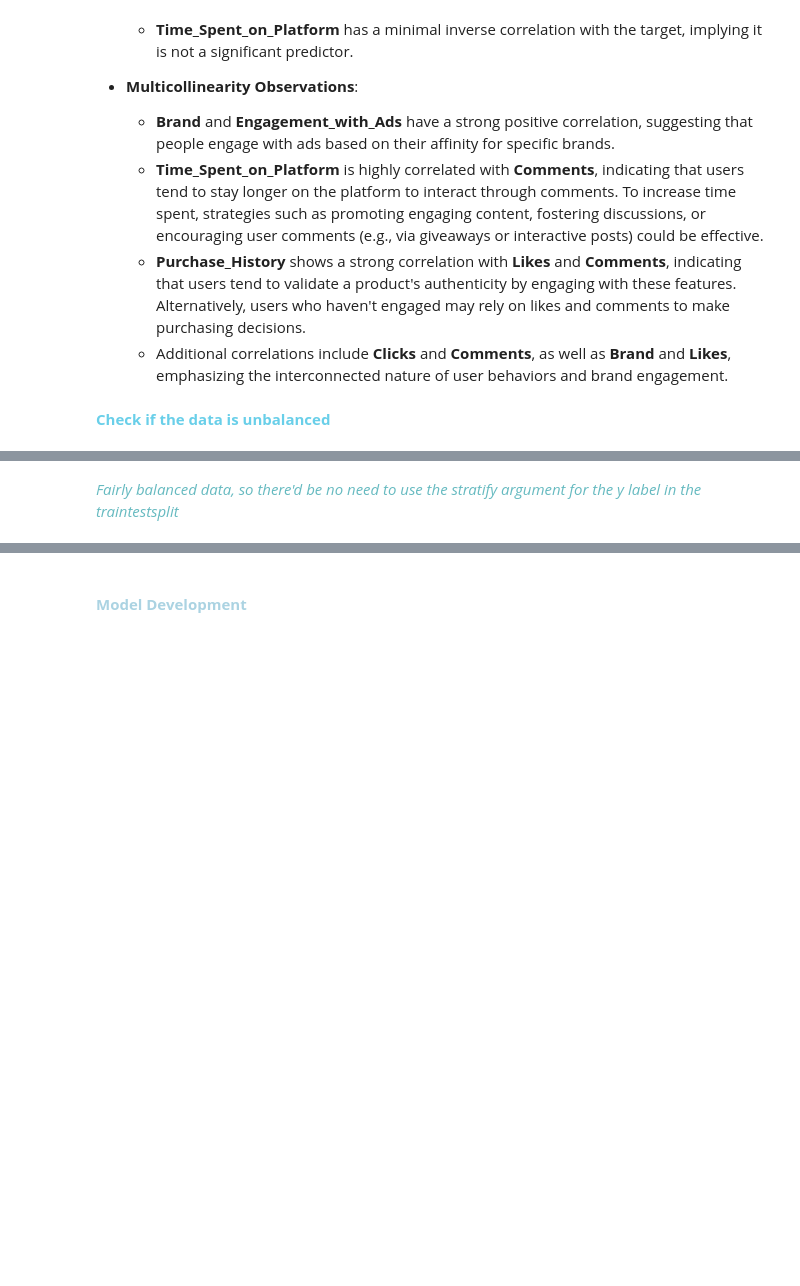
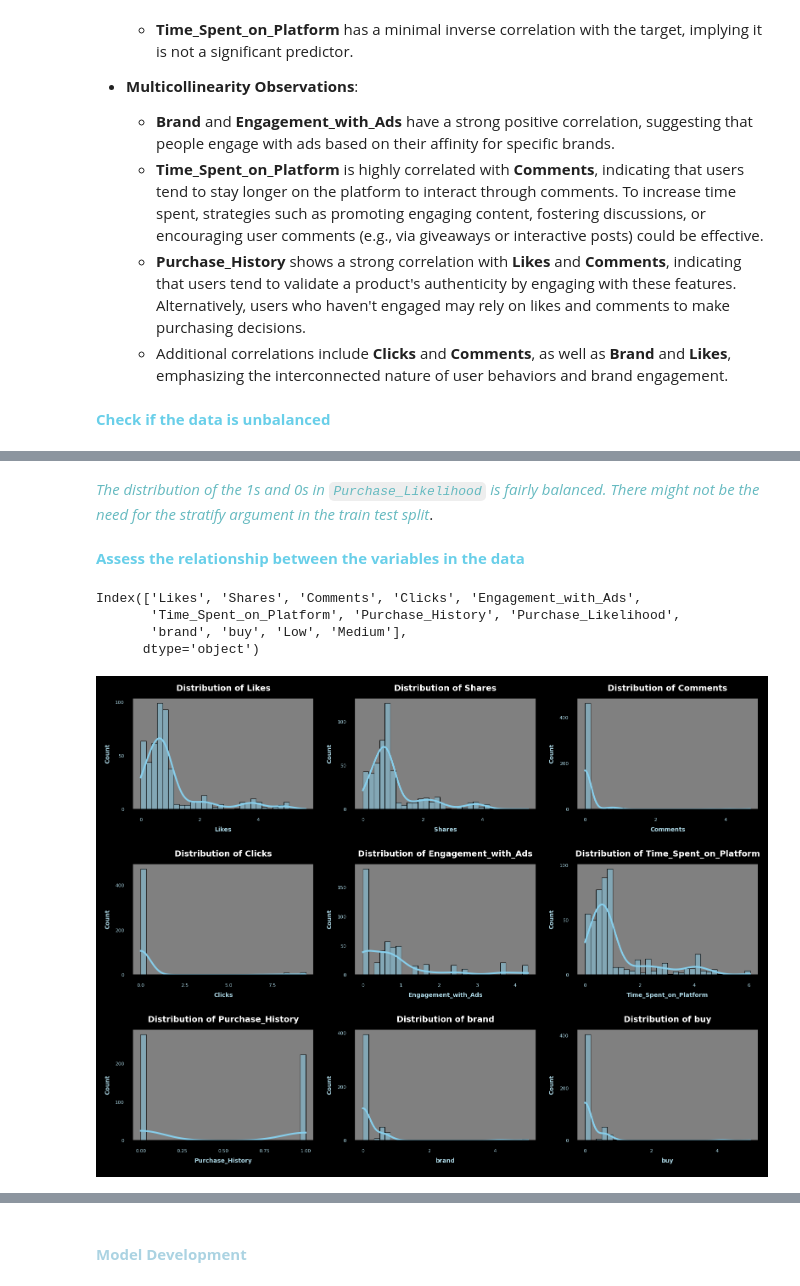
Before and after one commit to ProTeni/Predicting_Purchase_Likelihood, a Jupyter notebook: analyses.ipynb, the cells around one changed output, grey strips where cells are left out. Drawn from its saved outputs; the diff is of its cells as text; code cells hidden in the pictures; blank space fills up the shorter version.

```diff
--- a/analyses.ipynb
+++ b/analyses.ipynb
@@ -248,2 +262,34 @@ plt.title('Distribution of the Target Label', fontsize=9, fontweight='bold', col
 # %% [markdown]
-_<span style= "color: rgb(102, 186, 192);"> Fairly balanced data, so there'd be no need to use the stratify argument for the y label in the traintestsplit</span>_
+_<span style= "color: rgb(102, 186, 192);"> The distribution of the 1s and 0s in `Purchase_Likelihood` is fairly balanced. There might not be the need for the stratify argument in the train test split</span>_.
+# %% [markdown]
+**<span style= "color: rgb(105, 207, 233);"> Assess the relationship between the variables in the data</span>**
+# %%
+df.columns
+# %% [output]
+Index(['Likes', 'Shares', 'Comments', 'Clicks', 'Engagement_with_Ads',
+       'Time_Spent_on_Platform', 'Purchase_History', 'Purchase_Likelihood',
+       'brand', 'buy', 'Low', 'Medium'],
+      dtype='object')
+# %%
+
+features = ['Likes', 'Shares', 'Comments', 'Clicks', 'Engagement_with_Ads',
+            'Time_Spent_on_Platform', 'Purchase_History', 'brand', 'buy']
+
+plt.figure(figsize=(8,6), dpi=200, clear=True, facecolor='black', frameon=True)
+
+for i, feature in enumerate(features, 1):
+    plt.subplot(3, 3, i)
+    sns.histplot(df[feature], kde=True, color='skyblue', bins=30)
+
+    plt.title(f'Distribution of {feature}', fontsize=7, fontweight='bold', color='white')
+    plt.xlabel(feature, fontweight='bold', color='lightblue', fontsize=5)
+    plt.ylabel('Count', fontweight='bold', color='lightblue', fontsize=5)
+    plt.xticks(color='lightblue', fontsize=4)
+    plt.yticks(color='lightblue', fontsize=4)
+
+    plt.gca().set_facecolor('grey')
+
+plt.tight_layout()
+plt.show()
+# %% [output]
+[figure, added]
```
Also changed, not shown: parts of 68 cells of this notebook, 2 other files.
